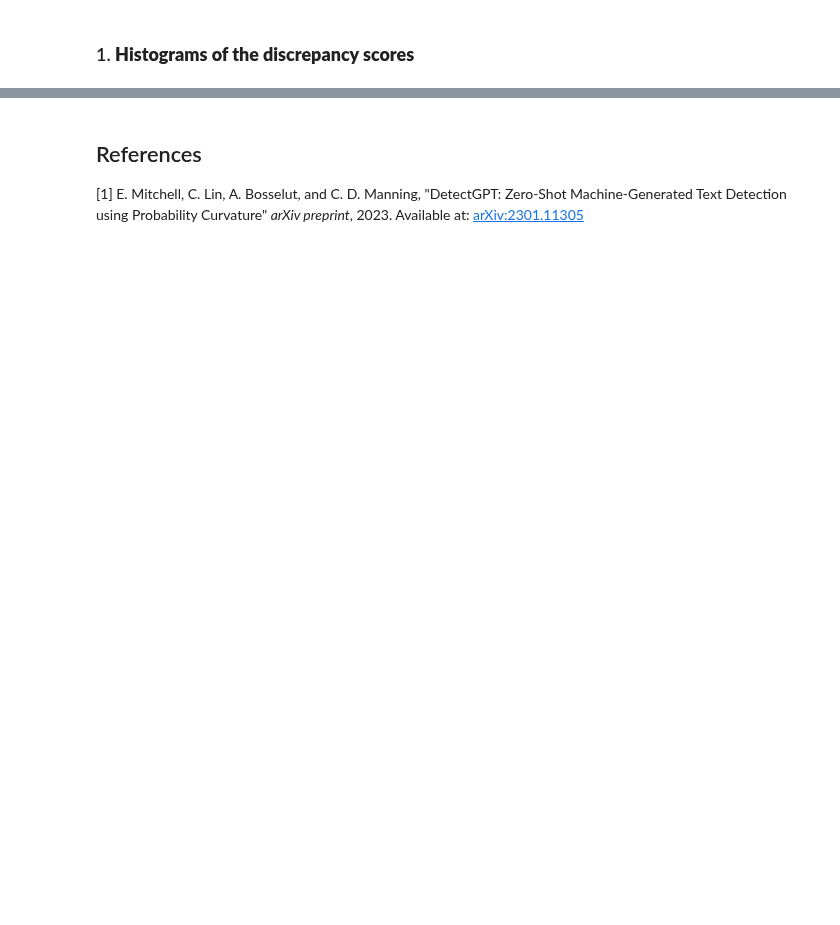
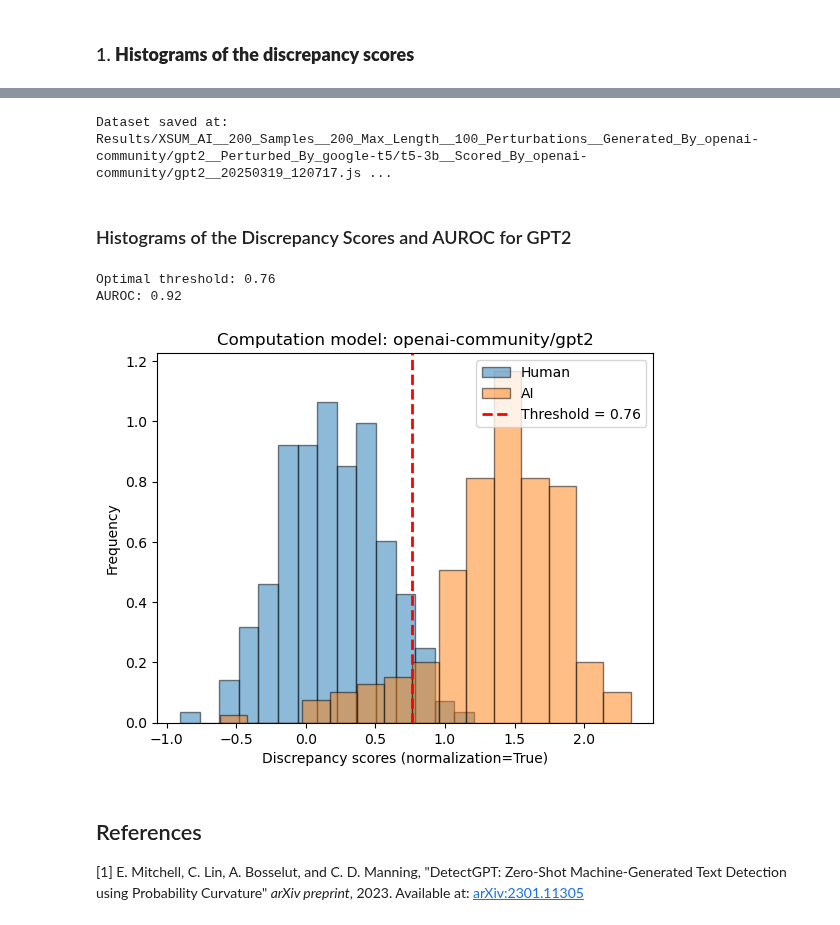
Before and after one commit to Popolishka1/Statistical-Natural-Language-Processing, a Jupyter notebook: Notebooks/detectgpt.ipynb, the cells around one changed output, grey strips where cells are left out. Drawn from its saved outputs; the diff is of its cells as text; code cells hidden in the pictures; blank space fills up the shorter version.

```diff
--- a/Notebooks/detectgpt.ipynb
+++ b/Notebooks/detectgpt.ipynb
@@ -1006,0 +1286,17 @@ plt.show()
+# %%
+# Data
+DATA = data_human
+
+# Experiment setup
+NUM_SAMPLES = sample_size_original
+MAX_LENGTH = MAX_LENGTH_ORIGINAL
+
+clear_cuda_cache()
+
+log_probs_base_human_3, log_probs_transformed_human_3 = compare_log_prob(DATA, perturbed_texts_human, NUM_PERTURBATIONS)
+discrepancy_scores_human_3 = compute_detectgpt_discrepancy(log_probs_base_human_3, log_probs_transformed_human_3, normalization=True)
+
+results_human_3 = {}
+results_human_3["log_probs_base"] = log_probs_base_human_3
+results_human_3["log_probs_transformed"] = log_probs_transformed_human_3
+results_human_3["discrepancy_scores"] = discrepancy_scores_human_3
@@ -1007,3 +1338,38 @@ plt.show()
+# %%
+save_results_jsonl(results_ai_3, "XSUM_AI", NUM_SAMPLES, MAX_LENGTH, NUM_PERTURBATIONS, GENERATION_MODEL_NAME, PERTURBATION_MODEL_NAME, COMPUTATION_MODEL_NAME) # CHANGE THIS TO CONTROL THE FILE NAME
+# %% [output]
+Dataset saved at: Results/XSUM_AI__200_Samples__200_Max_Length__100_Perturbations__Generated_By_openai-community/gpt2__Perturbed_By_google-t5/t5-3b__Scored_By_openai-community/gpt2__20250319_120717.js ...
+# %% [markdown]
+### Histograms of the Discrepancy Scores and AUROC for GPT2
+# %%
+fpr,tpr,roc_auc = get_roc_metrics(discrepancy_scores_human_3, discrepancy_scores_ai_3)
+#fpr,tpr,roc_auc = get_roc_metrics(data_human['discrepancy_scores'], data_ai['discrepancy_scores'])
+print(f"AUROC: {roc_auc:.3f}")
+
+plt.hist(discrepancy_scores_human_3, bins='auto', alpha=0.5, label='Human', edgecolor='black')
+plt.hist(discrepancy_scores_ai_3, bins='auto', alpha=0.5, label='AI', edgecolor='black')
+
+plt.xlabel(f'Discrepancy scores (normalization={NORMALIZATION})')
+plt.ylabel('Frequency')
+plt.title(f'Computation model: {COMPUTATION_MODEL_NAME}')
+plt.legend()
+plt.show()
+# %%
+def roc_curves(fpr,tpr):
+    plt.clf()
+    plt.plot(fpr, tpr)
+    plt.plot([0, 1], [0, 1], color='black', lw=2, linestyle='--')
+    plt.xlim([0.0, 1.0])
+    plt.ylim([0.0, 1.05])
+    plt.xlabel('False Positive Rate')
+    plt.ylabel('True Positive Rate')
+    plt.title(f'ROC Curves ({COMPUTATION_MODEL_NAME} - {PERTURBATION_MODEL_NAME})')
+# %%
+roc_curves(fpr,tpr)
+# %% [output]
+Optimal threshold: 0.76
+AUROC: 0.92
+[figure, added]
 # %% [markdown]
 ## References
 [1] E. Mitchell, C. Lin, A. Bosselut, and C. D. Manning, "DetectGPT: Zero-Shot Machine-Generated Text Detection using Probability Curvature" *arXiv preprint*, 2023. Available at: [arXiv:2301.11305](https://arxiv.org/abs/2301.11305)
```
Also changed, not shown: parts of 49 cells of this notebook, 1 other file.
